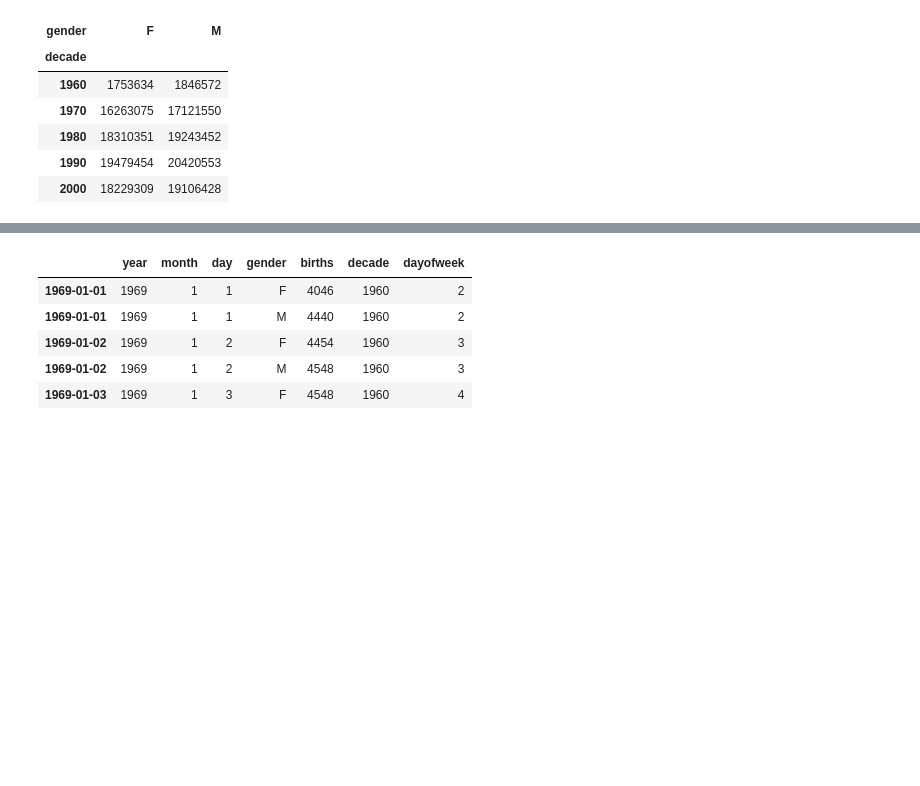
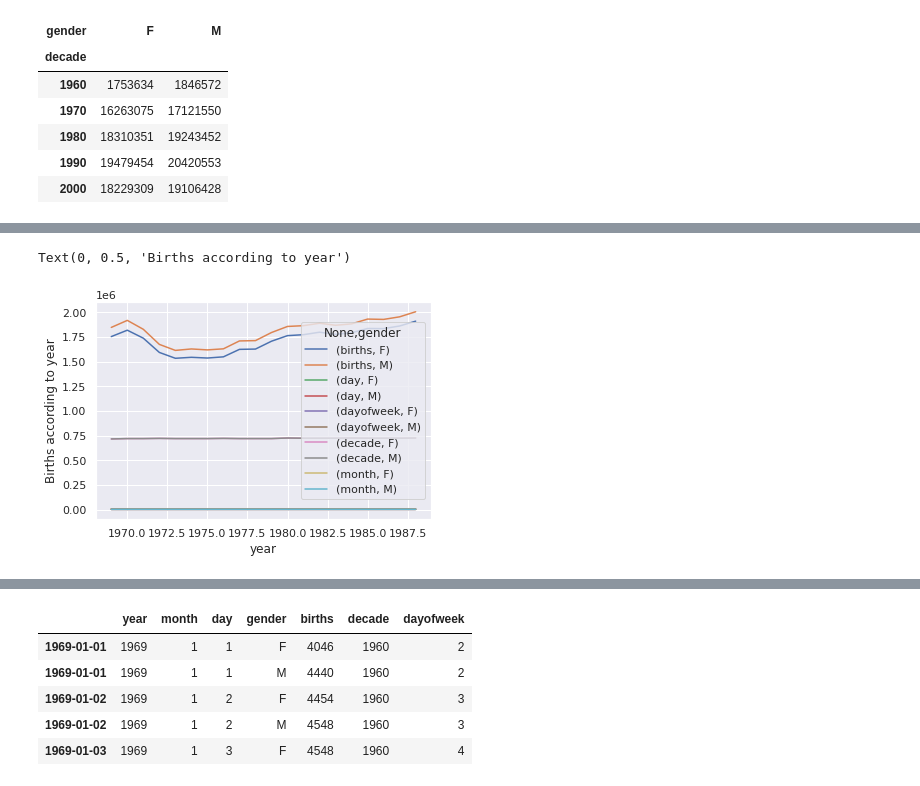
Before and after one commit to pvaddina/python-reference, a Jupyter notebook: pandas/ex-us-babybirths.ipynb, the cells around one changed output, grey strips where cells are left out. Cells and saved outputs as stored; diff of their text form; code cells hidden in the pictures; blank space fills up the shorter version.

Commit message:
More plotting examples

```diff
--- a/pandas/ex-us-babybirths.ipynb
+++ b/pandas/ex-us-babybirths.ipynb
@@ -44,3 +42,10 @@ Text(0, 0.5, 'Births according to year')
+# %%
+# When no column is specified as above ('births')
+births.pivot_table(index='year', columns='gender', aggfunc='sum').plot()
+plt.ylabel('Births according to year')
+# %% [output]
+Text(0, 0.5, 'Births according to year')
+[figure, added]
 # %%
 quartiles = np.percentile(births['births'], [25,50,75])
 mu = quartiles[1]
```
Also changed, not shown: parts of 5 cells of this notebook, 10 other files.
